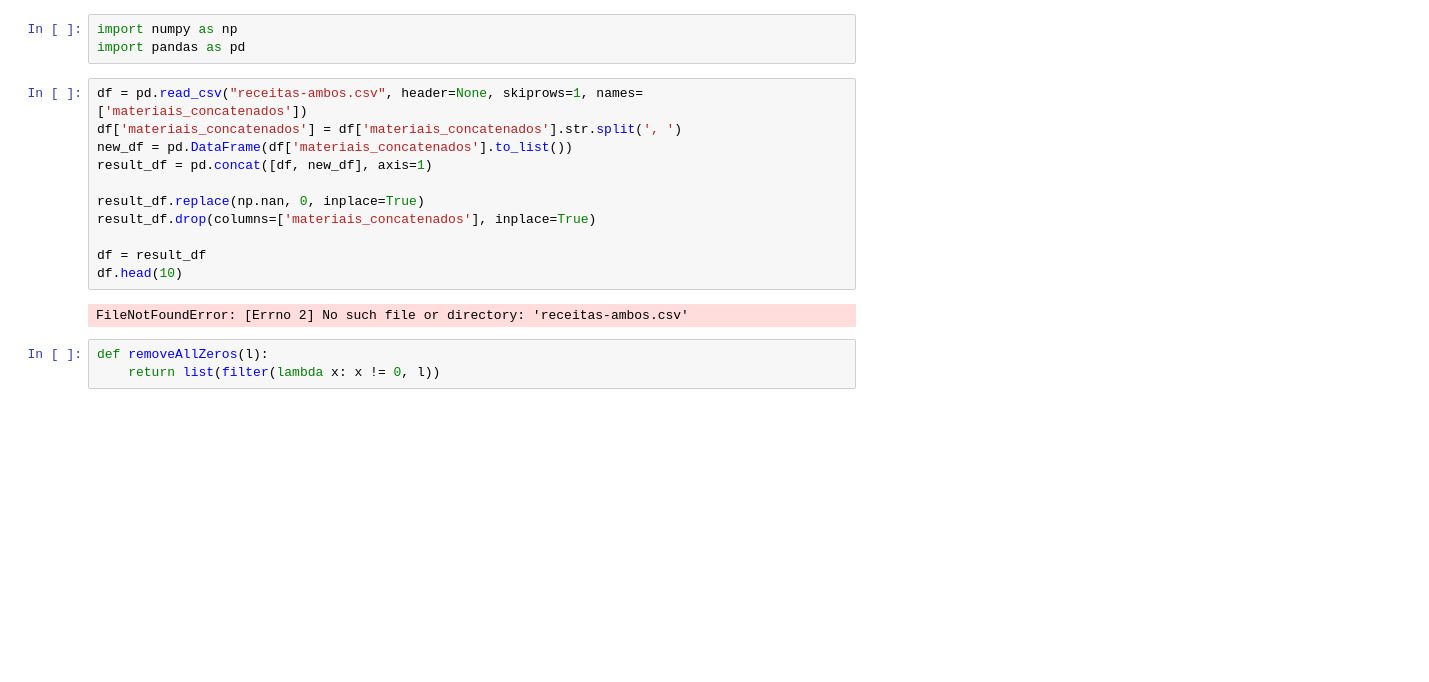
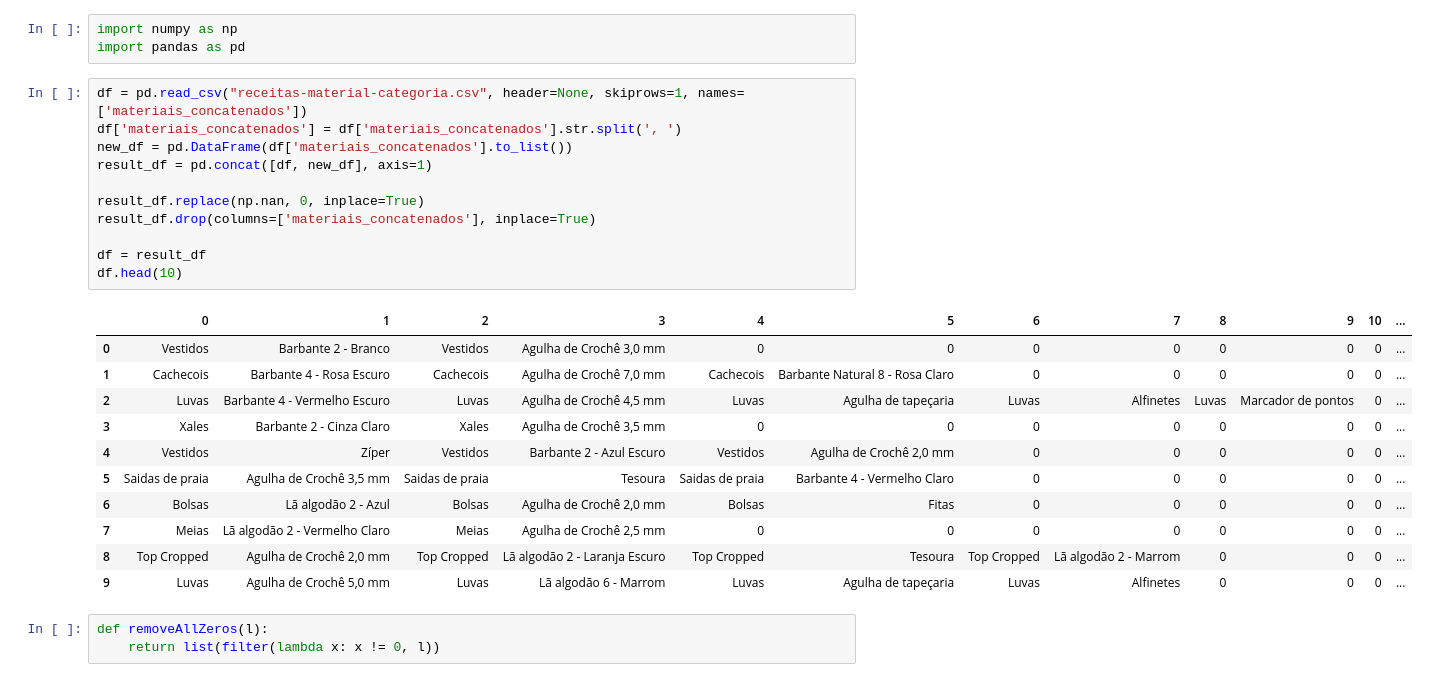
Before and after one commit to pennamoro/back-lama, a Jupyter notebook: python-scripts/apriori-material-categoria.ipynb, the cells around one changed output. Saved outputs shown, nothing was run; the diff lists cells and outputs as text; blank space fills up the shorter version.

```diff
--- a/python-scripts/apriori-material-categoria.ipynb
+++ b/python-scripts/apriori-material-categoria.ipynb
@@ -2,18 +2,28 @@
 import numpy as np
 import pandas as pd
 # %%
-df = pd.read_csv("receitas-ambos.csv", header=None, skiprows=1, names=['materiais_concatenados'])
+df = pd.read_csv("receitas-material-categoria.csv", header=None, skiprows=1, names=['materiais_concatenados'])
 df['materiais_concatenados'] = df['materiais_concatenados'].str.split(', ')
 new_df = pd.DataFrame(df['materiais_concatenados'].to_list())
 result_df = pd.concat([df, new_df], axis=1)
 
 result_df.replace(np.nan, 0, inplace=True)
 result_df.drop(columns=['materiais_concatenados'], inplace=True)
 
 df = result_df
 df.head(10)
 # %% [output]
-FileNotFoundError: [Errno 2] No such file or directory: 'receitas-ambos.csv'
+|  | 0 | 1 | 2 | 3 | 4 | 5 | 6 | 7 | 8 | 9 | 10 | ... |
+| 0 | Vestidos | Barbante 2 - Branco | Vestidos | Agulha de Crochê 3,0 mm | 0 | 0 | 0 | 0 | 0 | 0 | 0 | ... |
+| 1 | Cachecois | Barbante 4 - Rosa Escuro | Cachecois | Agulha de Crochê 7,0 mm | Cachecois | Barbante Natural 8 - Rosa Claro | 0 | 0 | 0 | 0 | 0 | ... |
+| 2 | Luvas | Barbante 4 - Vermelho Escuro | Luvas | Agulha de Crochê 4,5 mm | Luvas | Agulha de tapeçaria | Luvas | Alfinetes | Luvas | Marcador de pontos | 0 | ... |
+| 3 | Xales | Barbante 2 - Cinza Claro | Xales | Agulha de Crochê 3,5 mm | 0 | 0 | 0 | 0 | 0 | 0 | 0 | ... |
+| 4 | Vestidos | Zíper | Vestidos | Barbante 2 - Azul Escuro | Vestidos | Agulha de Crochê 2,0 mm | 0 | 0 | 0 | 0 | 0 | ... |
+| 5 | Saidas de praia | Agulha de Crochê 3,5 mm | Saidas de praia | Tesoura | Saidas de praia | Barbante 4 - Vermelho Claro | 0 | 0 | 0 | 0 | 0 | ... |
+| 6 | Bolsas | Lã algodão 2 - Azul | Bolsas | Agulha de Crochê 2,0 mm | Bolsas | Fitas | 0 | 0 | 0 | 0 | 0 | ... |
+| 7 | Meias | Lã algodão 2 - Vermelho Claro | Meias | Agulha de Crochê 2,5 mm | 0 | 0 | 0 | 0 | 0 | 0 | 0 | ... |
+| 8 | Top Cropped | Agulha de Crochê 2,0 mm | Top Cropped | Lã algodão 2 - Laranja Escuro | Top Cropped | Tesoura | Top Cropped | Lã algodão 2 - Marrom | 0 | 0 | 0 | ... |
+| 9 | Luvas | Agulha de Crochê 5,0 mm | Luvas | Lã algodão 6 - Marrom | Luvas | Agulha de tapeçaria | Luvas | Alfinetes | 0 | 0 | 0 | ... |
 # %%
 def removeAllZeros(l):
     return list(filter(lambda x: x != 0, l))
```
Also changed, not shown: parts of 4 cells of this notebook, 4 other files.
